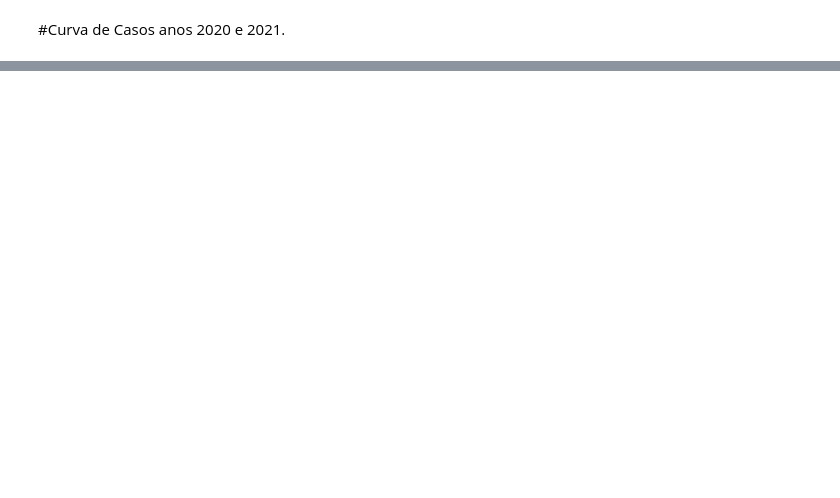
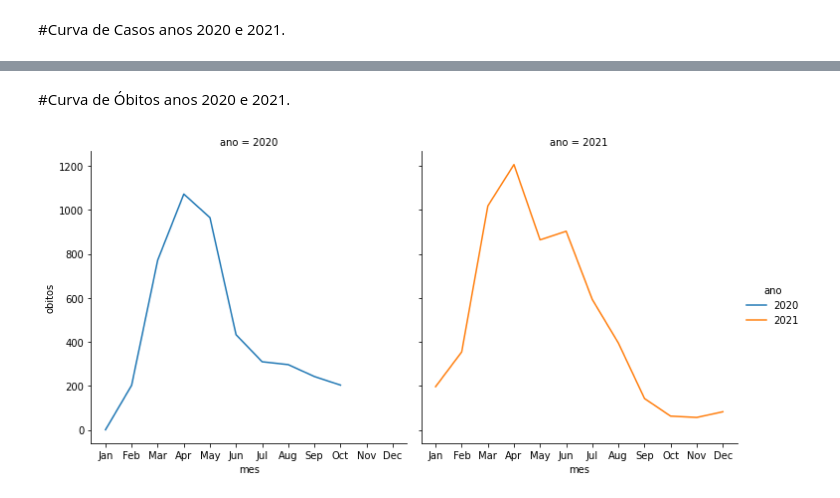
Before and after one commit to jamescp/python, a Jupyter notebook: AnaliseCovid.ipynb, the cells around one changed output, grey strips where cells are left out. Saved outputs shown, nothing was run; the diff lists cells and outputs as text; code cells hidden in the pictures; blank space fills up the shorter version.

```diff
--- a/AnaliseCovid.ipynb
+++ b/AnaliseCovid.ipynb
@@ -113,0 +86,6 @@ sns.relplot(x='mes', y='casos', data=table1.query("ano in['2020','2021']"), kind
+# %% [markdown]
+#Curva de Óbitos anos 2020 e 2021.
+# %%
+sns.relplot(x='mes', y='obitos', data=table1.query("ano in['2020','2021']"), kind = 'line', hue='ano', sort = False, col = 'ano');
+# %% [output]
+[figure, added]
```
Also changed, not shown: parts of 11 cells of this notebook.
